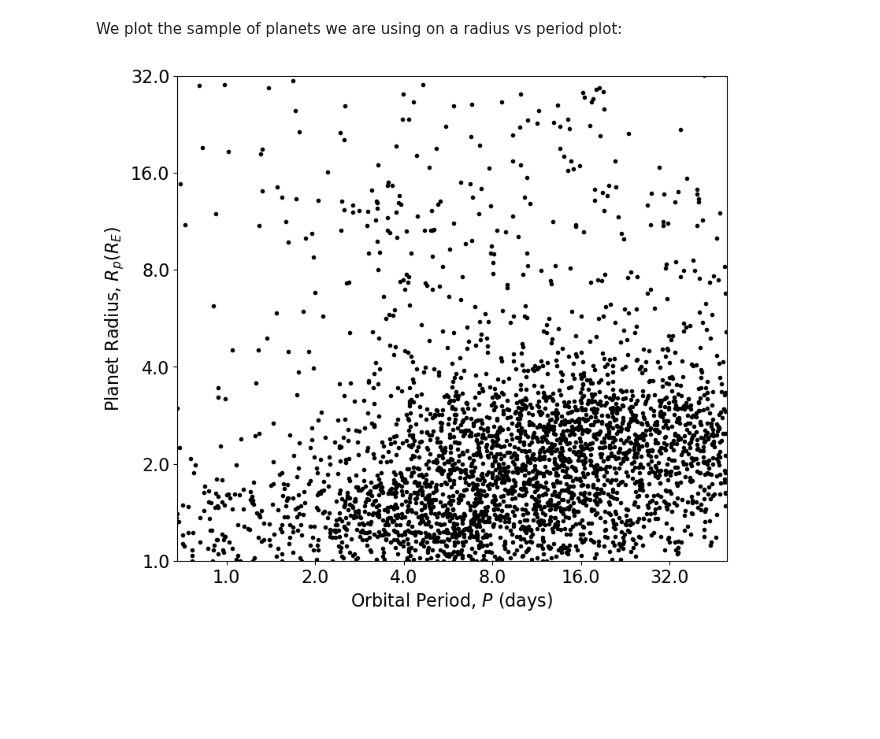
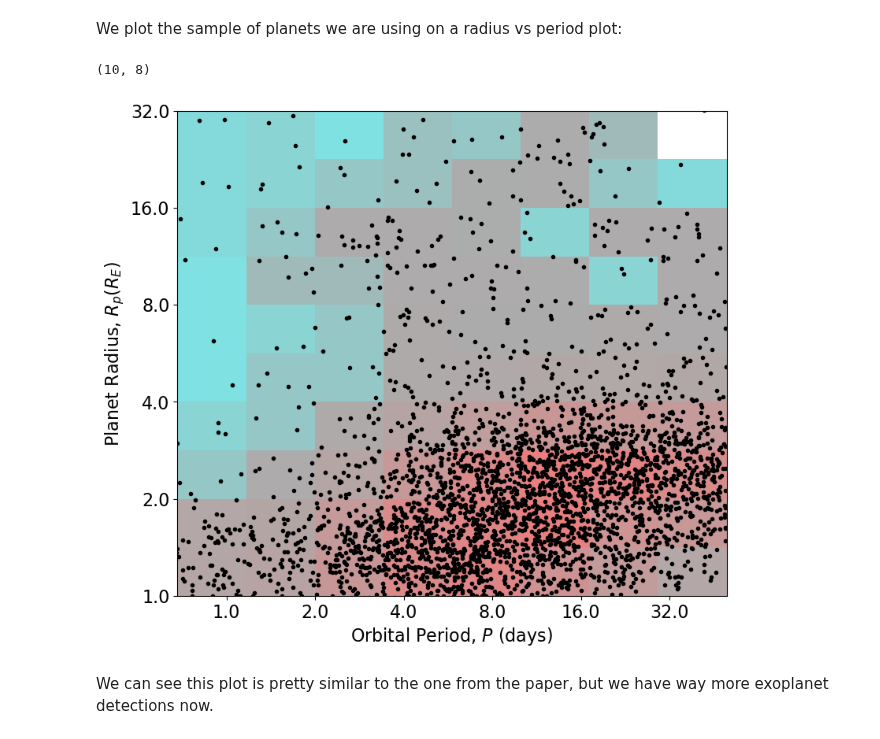
Before and after one commit to oliviergilbertastro/UMich, a Jupyter notebook: ASTRO530/hw6/hw6.ipynb, the cells around one changed output. Drawn from its saved outputs; the diff is of its cells as text; code cells hidden in the pictures; blank space fills up the shorter version.

```diff
--- a/ASTRO530/hw6/hw6.ipynb
+++ b/ASTRO530/hw6/hw6.ipynb
@@ -391,18 +391,36 @@ print(len(stars_cat))
 # %% [markdown]
 We plot the sample of planets we are using on a radius vs period plot:
 # %%
+xbins = 2*5**np.linspace(-2/3, 2, 9)
+ybins = 2**np.linspace(0, 5, 11)
+
+counts = np.zeros((len(ybins)-1,len(xbins)-1))
+print(counts.shape)
+for x in range(len(xbins)-1):
+    for y in range(len(ybins)-1):
+        sub_cat = planets_cat[((planets_cat["koi_prad"] > ybins[y]) & (planets_cat["koi_prad"] < ybins[y+1])) & ((planets_cat["koi_period"] > xbins[x]) & (planets_cat["koi_period"] < xbins[x+1]))]
+        counts[y,x] = len(sub_cat)
+        pass
+counts = np.where(counts>0, counts, np.nan)
+from matplotlib.colors import LinearSegmentedColormap
+colors = [(0.0, "#00C4C4"),(0.032, "#5A5A5A"),(1.0, "#D40000")]
+paper_cmap = LinearSegmentedColormap.from_list("teal_gray_red", colors)
 plt.figure(figsize=(9,8))
 ax = plt.gca()
 weird = planets_cat[planets_cat["koi_prad"] > 10000].copy()
+pcm = ax.pcolormesh(xbins, ybins, counts, shading="auto", cmap=paper_cmap, alpha=0.5)
 plt.plot(planets_cat["koi_period"], planets_cat["koi_prad"], marker=".", ls="None", color="black")
 plt.xscale("log", base=2)
 plt.yscale("log", base=2)
 ax.get_xaxis().set_major_formatter(plt.ScalarFormatter())
 ax.get_yaxis().set_major_formatter(plt.ScalarFormatter())
 plt.xlim(0.68,50)
 plt.ylim(1,32)
 plt.xlabel("Orbital Period, $P$ (days)")
 plt.ylabel("Planet Radius, $R_p(R_E)$")
 ax.ticklabel_format(style='plain')
 # %% [output]
+(10, 8)
-[figure, old version]
+[figure, new version]
+# %% [markdown]
+We can see this plot is pretty similar to the one from the paper, but we have way more exoplanet detections now.
```
